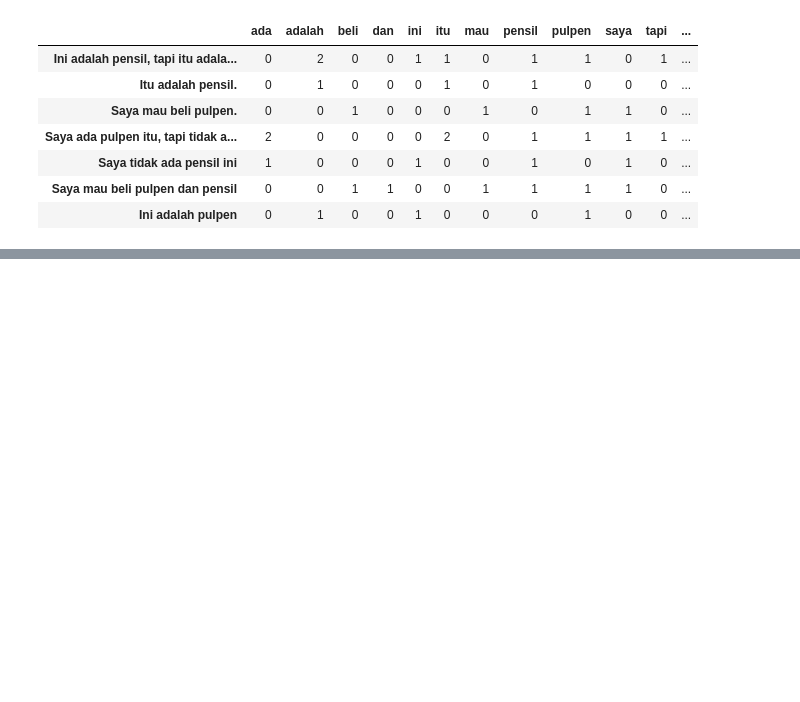
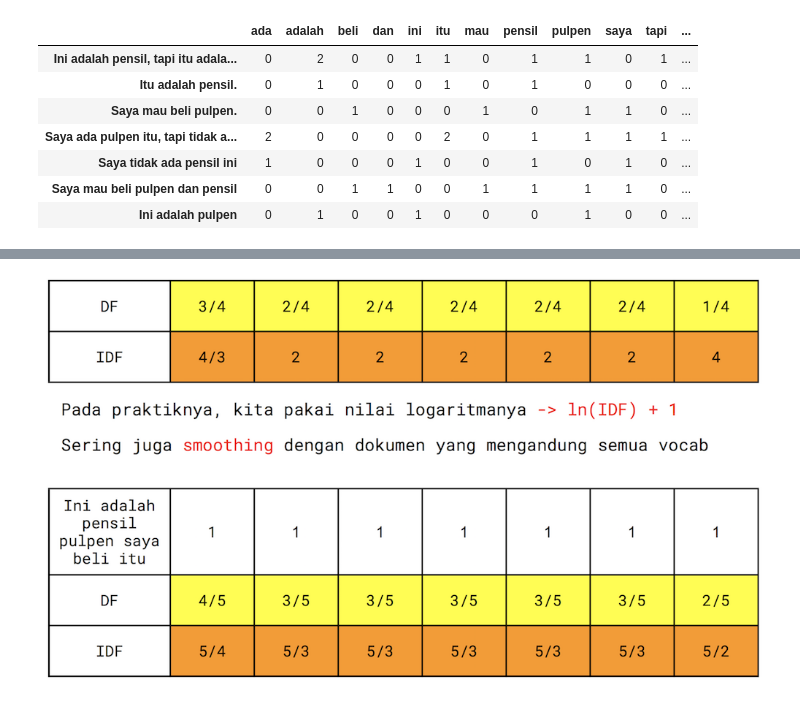
Before and after one commit to FransiscoReadyPermana/unstructured_data, a Jupyter notebook: 12 - Text Data/Part 2 - BoW and TFIDF.ipynb, the cells around one changed output, grey strips where cells are left out. Drawn from its saved outputs; the diff is of its cells as text; code cells hidden in the pictures; blank space fills up the shorter version.

```diff
--- a/12 - Text Data/Part 2 - BoW and TFIDF.ipynb
+++ b/12 - Text Data/Part 2 - BoW and TFIDF.ipynb
@@ -43,0 +50,4 @@ df
+# %%
+illustration.practical_idf
+# %% [output]
+[figure, added]
```
Also changed, not shown: parts of 2 cells of this notebook, 3 other files.
